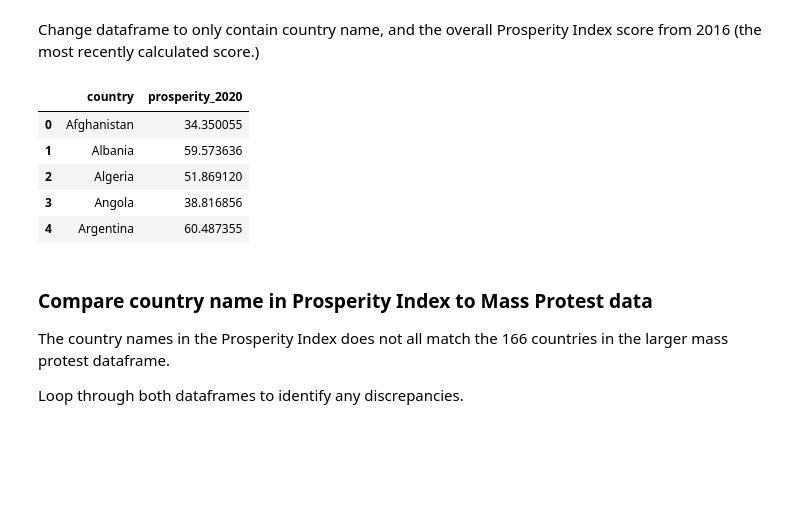
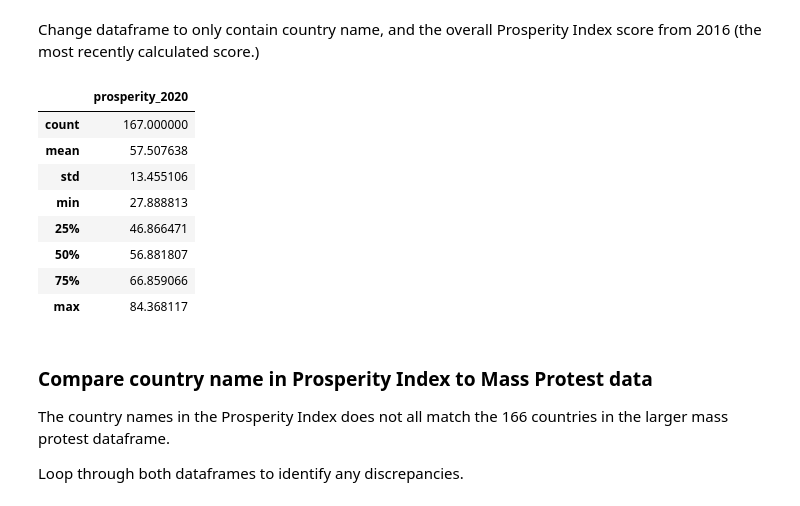
Before and after one commit to EmFib/Mass-Protests, a Jupyter notebook: code/02b_Add_Prosperity_Index.ipynb, the cells around one changed output. Cells and saved outputs as stored; diff of their text form; code cells hidden in the pictures; blank space fills up the shorter version.

```diff
--- a/code/02b_Add_Prosperity_Index.ipynb
+++ b/code/02b_Add_Prosperity_Index.ipynb
@@ -60,14 +60,17 @@ Change dataframe to only contain country name, and the overall Prosperity Index
 country_PI_df = country_PI_df[['area_name','score_2020']]
 country_PI_df.columns = ['country', 'prosperity_2020']
 # %%
-country_PI_df.head()
+country_PI_df.describe()
 # %% [output]
-|  | country | prosperity_2020 |
-| 0 | Afghanistan | 34.350055 |
-| 1 | Albania | 59.573636 |
-| 2 | Algeria | 51.869120 |
-| 3 | Angola | 38.816856 |
-| 4 | Argentina | 60.487355 |
+|  | prosperity_2020 |
+| count | 167.000000 |
+| mean | 57.507638 |
+| std | 13.455106 |
+| min | 27.888813 |
+| 25% | 46.866471 |
+| 50% | 56.881807 |
+| 75% | 66.859066 |
+| max | 84.368117 |
 # %% [markdown]
 ### Compare country name in Prosperity Index to Mass Protest data
 
```
Also changed, not shown: 5 other files.
